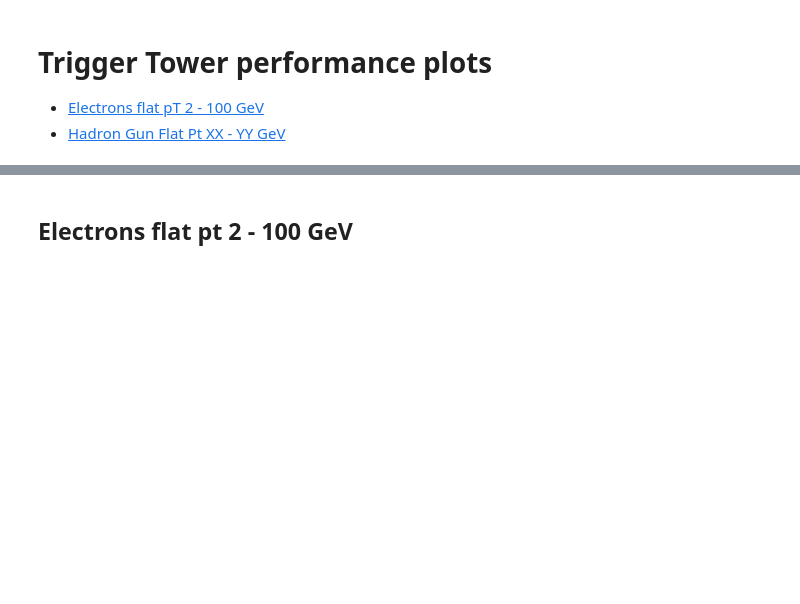
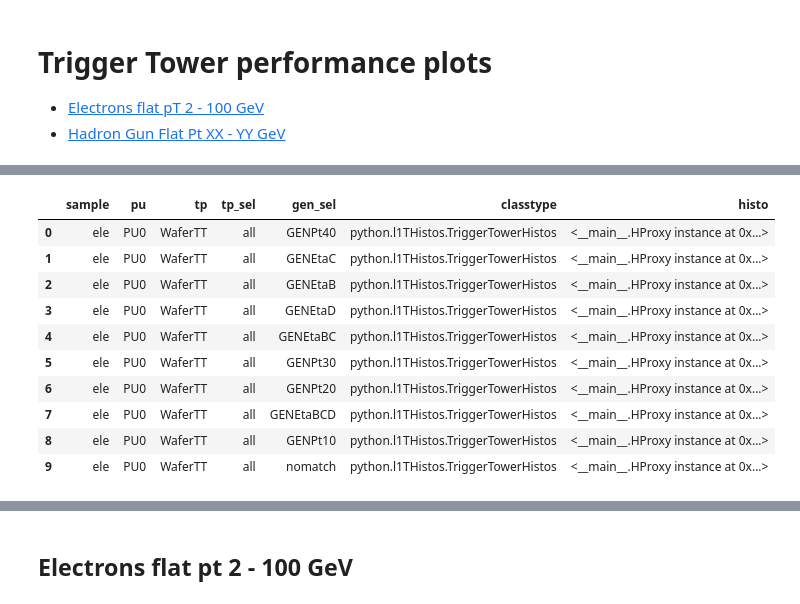
Before and after one commit to cerminar/ntuple-analysis, a Jupyter notebook: notebooks/plotter-TriggerTowers.ipynb, the cells around one changed output, grey strips where cells are left out. Cells and saved outputs as stored; diff of their text form; code cells hidden in the pictures; blank space fills up the shorter version.

```diff
--- a/notebooks/plotter-TriggerTowers.ipynb
+++ b/notebooks/plotter-TriggerTowers.ipynb
@@ -344,0 +639,14 @@ def normalize(histos, factors):
+# %%
+hplot.data[:10]
+# %% [output]
+|  | sample | pu | tp | tp_sel | gen_sel | classtype | histo |
+| 0 | ele | PU0 | WaferTT | all | GENPt40 | python.l1THistos.TriggerTowerHistos | <__main__.HProxy instance at 0x...> |
+| 1 | ele | PU0 | WaferTT | all | GENEtaC | python.l1THistos.TriggerTowerHistos | <__main__.HProxy instance at 0x...> |
+| 2 | ele | PU0 | WaferTT | all | GENEtaB | python.l1THistos.TriggerTowerHistos | <__main__.HProxy instance at 0x...> |
+| 3 | ele | PU0 | WaferTT | all | GENEtaD | python.l1THistos.TriggerTowerHistos | <__main__.HProxy instance at 0x...> |
+| 4 | ele | PU0 | WaferTT | all | GENEtaBC | python.l1THistos.TriggerTowerHistos | <__main__.HProxy instance at 0x...> |
+| 5 | ele | PU0 | WaferTT | all | GENPt30 | python.l1THistos.TriggerTowerHistos | <__main__.HProxy instance at 0x...> |
+| 6 | ele | PU0 | WaferTT | all | GENPt20 | python.l1THistos.TriggerTowerHistos | <__main__.HProxy instance at 0x...> |
+| 7 | ele | PU0 | WaferTT | all | GENEtaBCD | python.l1THistos.TriggerTowerHistos | <__main__.HProxy instance at 0x...> |
+| 8 | ele | PU0 | WaferTT | all | GENPt10 | python.l1THistos.TriggerTowerHistos | <__main__.HProxy instance at 0x...> |
+| 9 | ele | PU0 | WaferTT | all | nomatch | python.l1THistos.TriggerTowerHistos | <__main__.HProxy instance at 0x...> |
```
Also changed, not shown: parts of 121 cells of this notebook, 18 other files.
